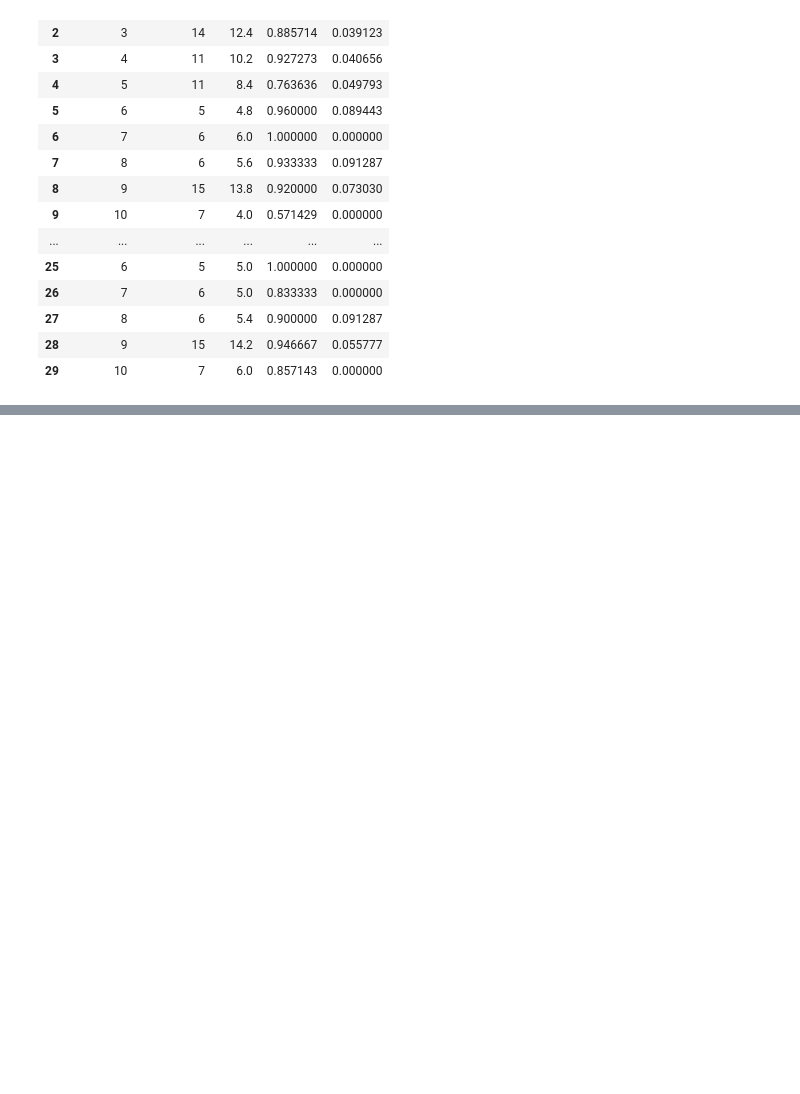
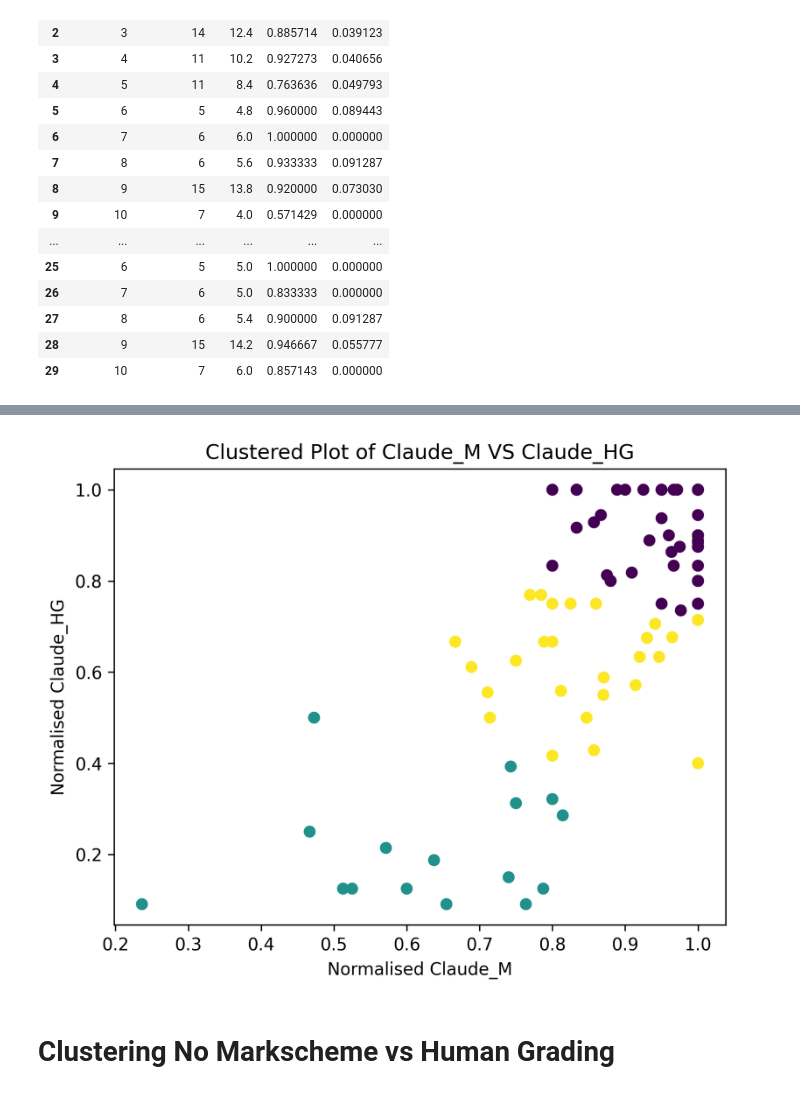
Before and after one commit to faraazakhtar185/LLM_Grader_Analysis, a Jupyter notebook: Claude Analysis.ipynb, the cells around one changed output, grey strips where cells are left out. Saved outputs shown, nothing was run; the diff lists cells and outputs as text; code cells hidden in the pictures; blank space fills up the shorter version.

```diff
--- a/Claude Analysis.ipynb
+++ b/Claude Analysis.ipynb
@@ -381,0 +445,15 @@ plt.show()
+# %%
+#Creating the classified data. Play around with n_clusters if you would like to see how data is classfied differently.
+kmeans = KMeans(n_clusters=3, n_init = 10)
+kmeans.fit(clust_data_2)
+
+#Plotting classified data
+plt.scatter(concat_MS['Norm'], concat_HG['Norm'], c=kmeans.labels_)
+plt.xlabel("Normalised Claude_M")
+plt.ylabel("Normalised Claude_HG")
+plt.title("Clustered Plot of Claude_M VS Claude_HG")
+plt.show()
+# %% [output]
+[figure, added]
+# %% [markdown]
+# Clustering No Markscheme vs Human Grading
```
Also changed, not shown: parts of 31 cells of this notebook.
